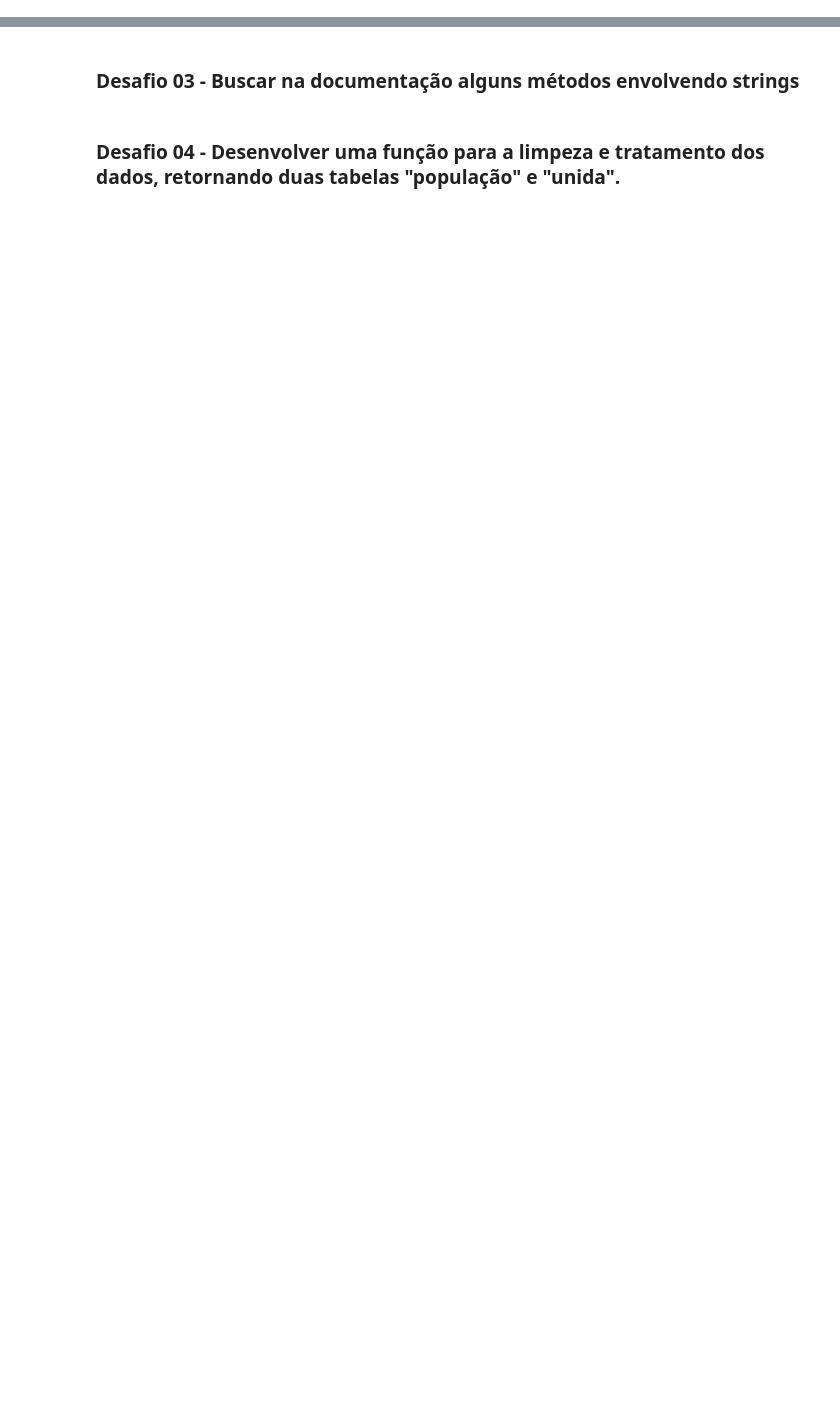
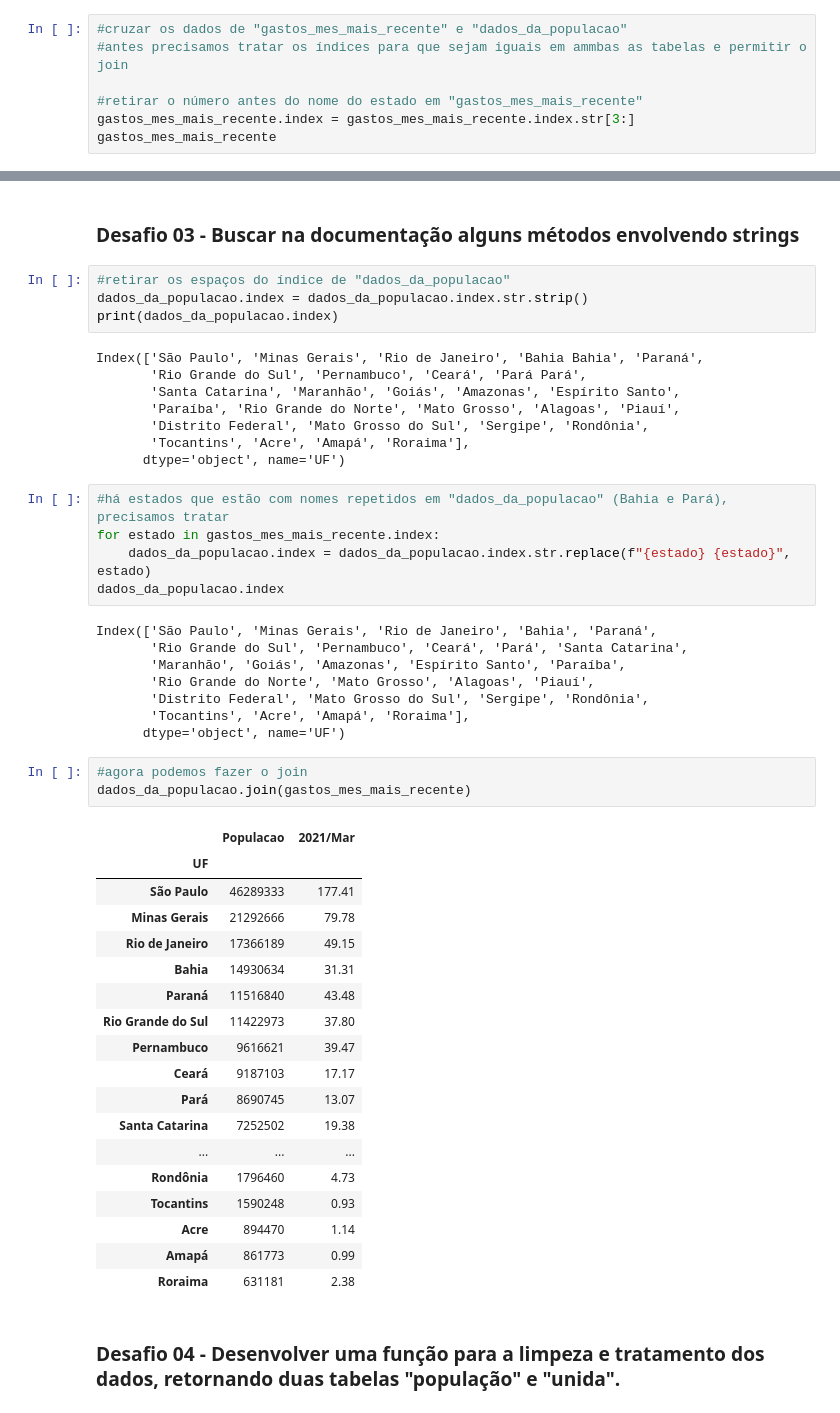
Before and after one commit to cmattosr/bootcampDS_Mod02, a Jupyter notebook: BootcampDataScience_Mod02.ipynb, the cells around one changed output, grey strips where cells are left out. Drawn from its saved outputs; the diff is of its cells as text; blank space fills up the shorter version.

```diff
--- a/BootcampDataScience_Mod02.ipynb
+++ b/BootcampDataScience_Mod02.ipynb
@@ -733,2 +760,9 @@ dados_da_populacao
 # %% [markdown]
 ### Aula 02
+# %%
+#cruzar os dados de "gastos_mes_mais_recente" e "dados_da_populacao"
+#antes precisamos tratar os índices para que sejam iguais em ammbas as tabelas e permitir o join
+
+#retirar o número antes do nome do estado em "gastos_mes_mais_recente"
+gastos_mes_mais_recente.index = gastos_mes_mais_recente.index.str[3:]
+gastos_mes_mais_recente
@@ -735,4 +806,51 @@ dados_da_populacao
 # %% [markdown]
 ### Desafio 03 - Buscar na documentação alguns métodos envolvendo strings
+# %%
+#retirar os espaços do índice de "dados_da_populacao"
+dados_da_populacao.index = dados_da_populacao.index.str.strip()
+print(dados_da_populacao.index)
+# %% [output]
+Index(['São Paulo', 'Minas Gerais', 'Rio de Janeiro', 'Bahia Bahia', 'Paraná',
+       'Rio Grande do Sul', 'Pernambuco', 'Ceará', 'Pará Pará',
+       'Santa Catarina', 'Maranhão', 'Goiás', 'Amazonas', 'Espírito Santo',
+       'Paraíba', 'Rio Grande do Norte', 'Mato Grosso', 'Alagoas', 'Piauí',
+       'Distrito Federal', 'Mato Grosso do Sul', 'Sergipe', 'Rondônia',
+       'Tocantins', 'Acre', 'Amapá', 'Roraima'],
+      dtype='object', name='UF')
+# %%
+#há estados que estão com nomes repetidos em "dados_da_populacao" (Bahia e Pará), precisamos tratar
+for estado in gastos_mes_mais_recente.index:
+    dados_da_populacao.index = dados_da_populacao.index.str.replace(f"{estado} {estado}", estado)
+dados_da_populacao.index
+# %% [output]
+Index(['São Paulo', 'Minas Gerais', 'Rio de Janeiro', 'Bahia', 'Paraná',
+       'Rio Grande do Sul', 'Pernambuco', 'Ceará', 'Pará', 'Santa Catarina',
+       'Maranhão', 'Goiás', 'Amazonas', 'Espírito Santo', 'Paraíba',
+       'Rio Grande do Norte', 'Mato Grosso', 'Alagoas', 'Piauí',
+       'Distrito Federal', 'Mato Grosso do Sul', 'Sergipe', 'Rondônia',
+       'Tocantins', 'Acre', 'Amapá', 'Roraima'],
+      dtype='object', name='UF')
+# %%
+#agora podemos fazer o join
+dados_da_populacao.join(gastos_mes_mais_recente)
+# %% [output]
+|  | Populacao | 2021/Mar |
+| UF |  |  |
+| São Paulo | 46289333 | 177.41 |
+| Minas Gerais | 21292666 | 79.78 |
+| Rio de Janeiro | 17366189 | 49.15 |
+| Bahia | 14930634 | 31.31 |
+| Paraná | 11516840 | 43.48 |
+| Rio Grande do Sul | 11422973 | 37.80 |
+| Pernambuco | 9616621 | 39.47 |
+| Ceará | 9187103 | 17.17 |
+| Pará | 8690745 | 13.07 |
+| Santa Catarina | 7252502 | 19.38 |
+| ... | ... | ... |
+| Rondônia | 1796460 | 4.73 |
+| Tocantins | 1590248 | 0.93 |
+| Acre | 894470 | 1.14 |
+| Amapá | 861773 | 0.99 |
+| Roraima | 631181 | 2.38 |
 # %% [markdown]
 ### Desafio 04 - Desenvolver uma função para a limpeza e tratamento dos dados, retornando duas tabelas "população" e "unida".
```
Also changed, not shown: parts of 6 cells of this notebook.
